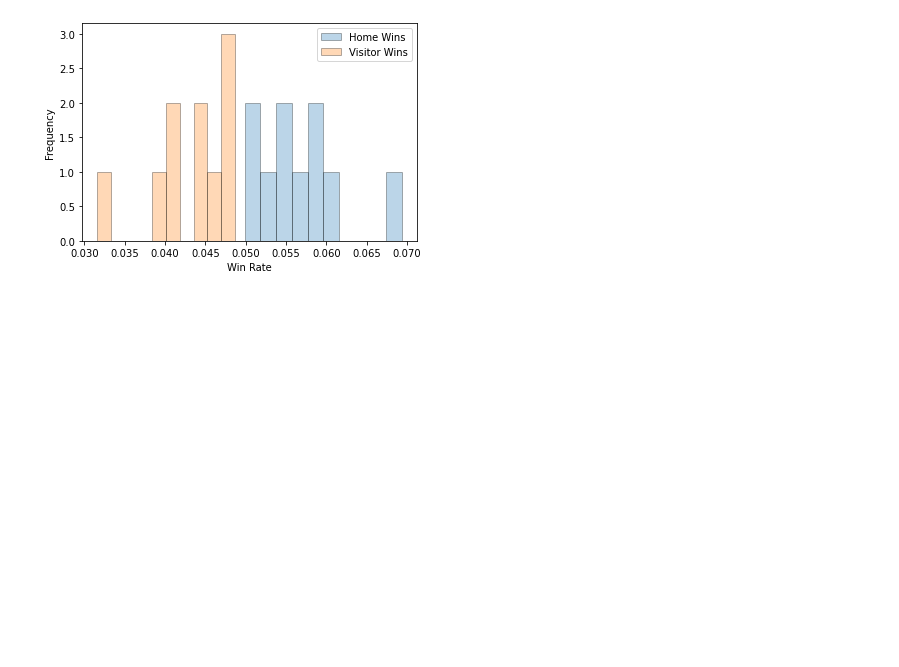
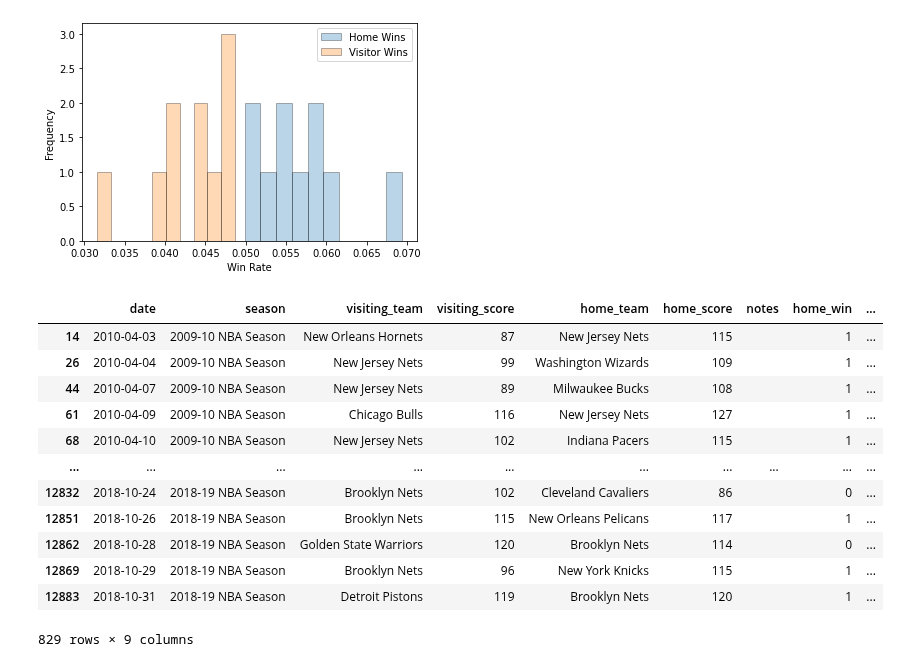
Before and after one commit to wjlau/Capstone1-Proposal, a Jupyter notebook: Basketball_Dataset.ipynb, the cells around one changed output. Saved outputs shown, nothing was run; the diff lists cells and outputs as text; code cells hidden in the pictures; blank space fills up the shorter version.

```diff
--- a/Basketball_Dataset.ipynb
+++ b/Basketball_Dataset.ipynb
@@ -406,3 +401,20 @@ ax.set_ylabel('Frequency')
 ax.legend();
 # %% [output]
 [figure]
+# %%
+total_nets = filtered[(filtered.home_team == 'New Jersey Nets') | (filtered.visiting_team == 'New Jersey Nets')|(filtered.home_team == 'Brooklyn Nets') | (filtered.visiting_team == 'Brooklyn Nets')]
+total_nets
+# %% [output]
+|  | date | season | visiting_team | visiting_score | home_team | home_score | notes | home_win | ... |
+| 14 | 2010-04-03 | 2009-10 NBA Season | New Orleans Hornets | 87 | New Jersey Nets | 115 |  | 1 | ... |
+| 26 | 2010-04-04 | 2009-10 NBA Season | New Jersey Nets | 99 | Washington Wizards | 109 |  | 1 | ... |
+| 44 | 2010-04-07 | 2009-10 NBA Season | New Jersey Nets | 89 | Milwaukee Bucks | 108 |  | 1 | ... |
+| 61 | 2010-04-09 | 2009-10 NBA Season | Chicago Bulls | 116 | New Jersey Nets | 127 |  | 1 | ... |
+| 68 | 2010-04-10 | 2009-10 NBA Season | New Jersey Nets | 102 | Indiana Pacers | 115 |  | 1 | ... |
+| ... | ... | ... | ... | ... | ... | ... | ... | ... | ... |
+| 12832 | 2018-10-24 | 2018-19 NBA Season | Brooklyn Nets | 102 | Cleveland Cavaliers | 86 |  | 0 | ... |
+| 12851 | 2018-10-26 | 2018-19 NBA Season | Brooklyn Nets | 115 | New Orleans Pelicans | 117 |  | 1 | ... |
+| 12862 | 2018-10-28 | 2018-19 NBA Season | Golden State Warriors | 120 | Brooklyn Nets | 114 |  | 0 | ... |
+| 12869 | 2018-10-29 | 2018-19 NBA Season | Brooklyn Nets | 96 | New York Knicks | 115 |  | 1 | ... |
+| 12883 | 2018-10-31 | 2018-19 NBA Season | Detroit Pistons | 119 | Brooklyn Nets | 120 |  | 1 | ... |
+829 rows × 9 columns
```
Also changed, not shown: parts of 12 cells of this notebook.
